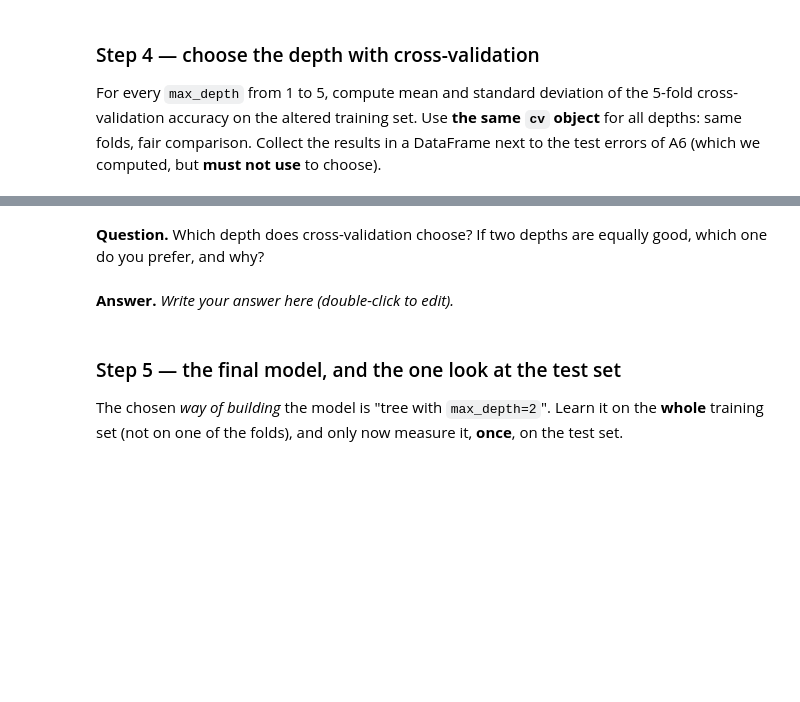
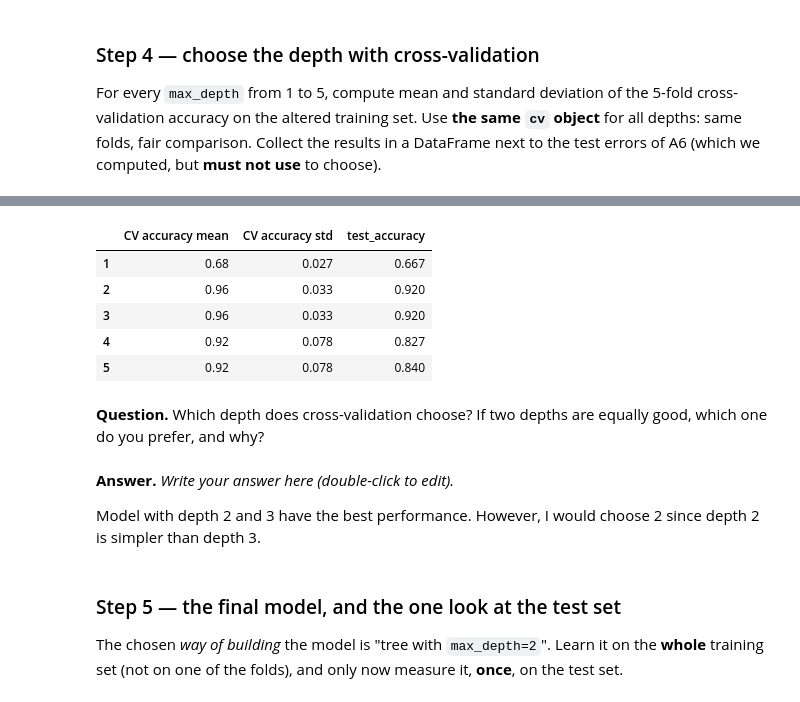
Before and after one commit to mengxian0913/MLDM_Unibo_public, a Jupyter notebook: ML_Lab/notebooks/lab02-dt/lab02-dt.ipynb, the cells around one changed output, grey strips where cells are left out. Drawn from its saved outputs; the diff is of its cells as text; code cells hidden in the pictures; blank space fills up the shorter version.

```diff
--- a/ML_Lab/notebooks/lab02-dt/lab02-dt.ipynb
+++ b/ML_Lab/notebooks/lab02-dt/lab02-dt.ipynb
@@ -464,0 +481,12 @@ round 4: learn on 60, hold out 15 -> classes in the held-out fold [6, 5, 4]
+# %%
+cv = StratifiedKFold(n_splits=5, shuffle=True, random_state=SEED)
+
+splitted_data = cv.split(X_train_alt, y_train_alt)
+
+for round_idx, (train_index, val_index) in enumerate(splitted_data):
+    X_tr, X_val = X_train_alt.iloc[train_index], X_train_alt.iloc[val_index]
+    y_tr, y_val = y_train_alt.iloc[train_index], y_train_alt.iloc[val_index]
+    held_out = y_val.value_counts().sort_index().tolist()
+
+    print(f"round {round_idx}: learn on {len(X_tr)}, hold out {len(y_tr)}", end=" -> ")
+    print(f"classes in the held-out fold {held_out}")
@@ -487,0 +544,6 @@ does exactly the loop above and returns the five scores (accuracy, for a classif
+# %%
+tree = DecisionTreeClassifier(max_depth=2, random_state=10)
+
+scores = cross_val_score(tree, X_train_alt, y_train_alt, cv=cv, scoring="accuracy")
+print(f"scores: {scores.round(3)}")
+print(f"mean accuracy: {scores.mean():.3f}")
@@ -504,7 +559,34 @@ Collect the results in a DataFrame next to the test errors of A6 (which we compu
+# %%
+max_depths = [1, 2, 3, 4, 5]
+
+rows = []
+
+for d in max_depths:
+    tree = DecisionTreeClassifier(criterion="entropy", random_state=10, max_depth=d)
+    scores = cross_val_score(tree, X_train_alt, y_train_alt, cv=cv, scoring="accuracy")
+
+    rows.append({
+        "CV accuracy mean": scores.mean(),
+        "CV accuracy std": scores.std(),
+    })
+
+display(pd.DataFrame(rows, index=max_depths).assign(test_accuracy = 1 - np.array(test_error)/100))
+# %% [output]
+|  | CV accuracy mean | CV accuracy std | test_accuracy |
+| 1 | 0.68 | 0.027 | 0.667 |
+| 2 | 0.96 | 0.033 | 0.920 |
+| 3 | 0.96 | 0.033 | 0.920 |
+| 4 | 0.92 | 0.078 | 0.827 |
+| 5 | 0.92 | 0.078 | 0.840 |
 # %% [markdown]
 **Question.** Which depth does cross-validation choose? If two depths are equally good, which one do you prefer, and why?
 # %% [markdown]
 **Answer.** *Write your answer here (double-click to edit).*
+<font color="orange">
+
+Model with depth 2 and 3 have the best performance. However, I would choose 2 since depth 2 is simpler than depth 3.
+
+</font>
 # %% [markdown]
 ### Step 5 — the final model, and the one look at the test set
 
```
Also changed, not shown: parts of 19 cells of this notebook.
